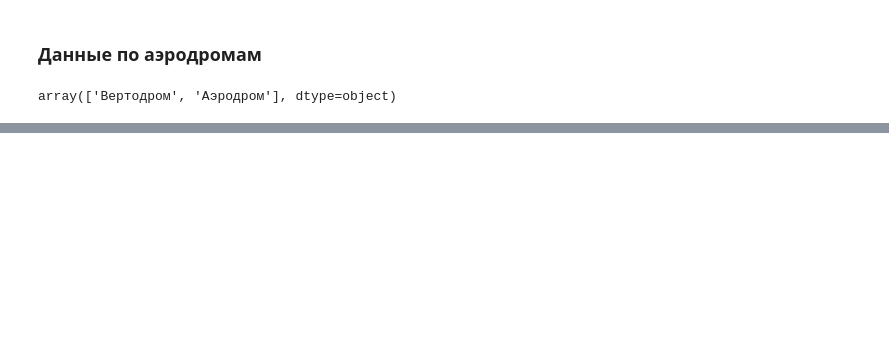
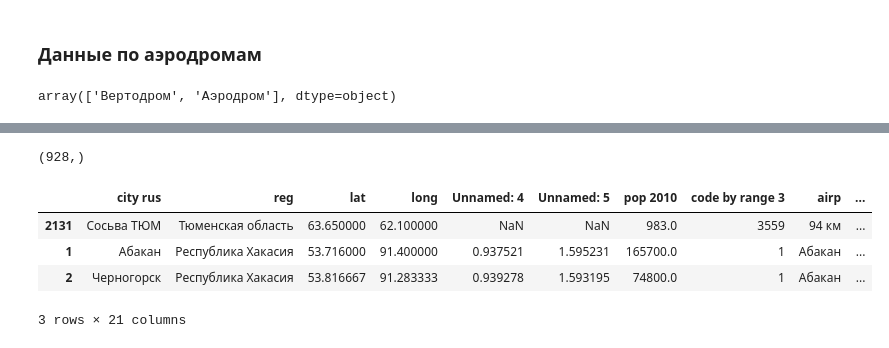
Before and after one commit to zhukov-msu/helicopters, a Jupyter notebook: heli_data_explore.ipynb, the cells around one changed output, grey strips where cells are left out. Cells and saved outputs as stored; diff of their text form; code cells hidden in the pictures; blank space fills up the shorter version.

```diff
--- a/heli_data_explore.ipynb
+++ b/heli_data_explore.ipynb
@@ -188,3 +184,5 @@ reg_gb.get_group(gr1).reset_index()
 1071 rows × 19 columns
 # %% [markdown]
 ### Данные по аггломерациям
+# %%
+aglom = pd.read_excel('data/airports_agglo.xlsx', sheetname='Aglom')
@@ -229,0 +345,12 @@ array(['Вертодром', 'Аэродром'], dtype=object)
+# %%
+droms_aglom.shape
+# %% [output]
+(928,)
+# %%
+aglom.head(3)
+# %% [output]
+|  | city rus | reg | lat | long | Unnamed: 4 | Unnamed: 5 | pop 2010 | code by range 3 | airp | ... |
+| 2131 | Сосьва ТЮМ | Тюменская область | 63.650000 | 62.100000 | NaN | NaN | 983.0 | 3559 | 94 км | ... |
+| 1 | Абакан | Республика Хакасия | 53.716000 | 91.400000 | 0.937521 | 1.595231 | 165700.0 | 1 | Абакан | ... |
+| 2 | Черногорск | Республика Хакасия | 53.816667 | 91.283333 | 0.939278 | 1.593195 | 74800.0 | 1 | Абакан | ... |
+3 rows × 21 columns
```
Also changed, not shown: parts of 29 cells of this notebook.
